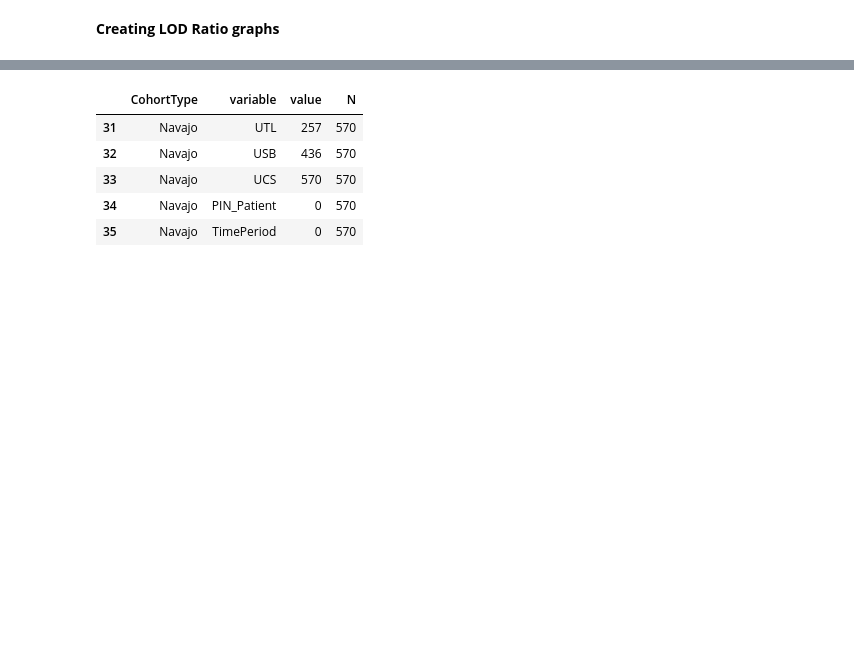
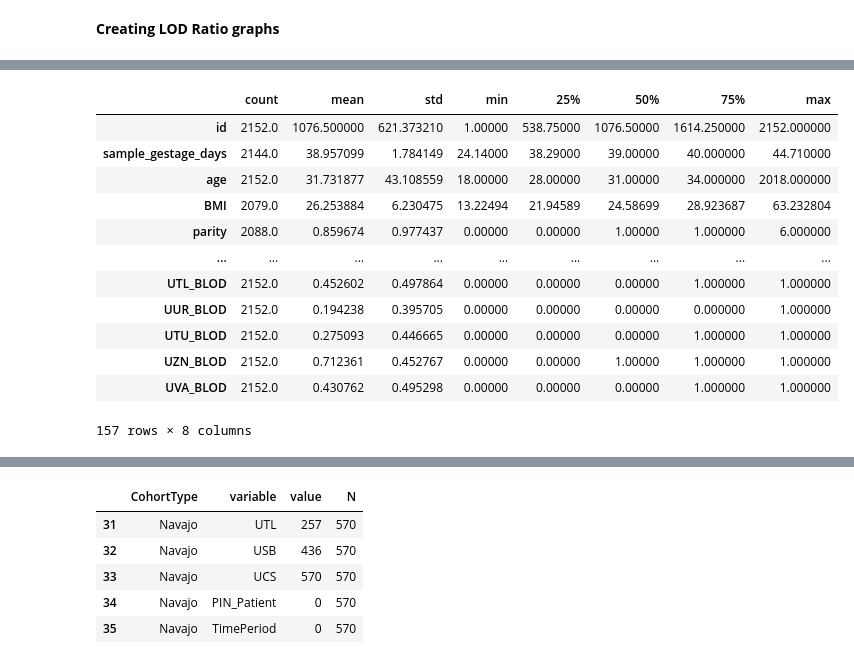
Before and after one commit to agostini01/harmonization-website, a Jupyter notebook: cohorts_proj/jupyter/Distribution Paper JGeller/NHANES_template_copy.ipynb, the cells around one changed output, grey strips where cells are left out. Drawn from its saved outputs; the diff is of its cells as text; code cells hidden in the pictures; blank space fills up the shorter version.

```diff
--- a/cohorts_proj/jupyter/Distribution Paper JGeller/NHANES_template_copy.ipynb
+++ b/cohorts_proj/jupyter/Distribution Paper JGeller/NHANES_template_copy.ipynb
@@ -533,3 +562,21 @@ df_NHANES_blod.head()
+# %%
+#df_NHANES_blod.info()
+
+df_DAR_blod.describe().transpose()
+# %% [output]
+|  | count | mean | std | min | 25% | 50% | 75% | max |
+| id | 2152.0 | 1076.500000 | 621.373210 | 1.00000 | 538.75000 | 1076.50000 | 1614.250000 | 2152.000000 |
+| sample_gestage_days | 2144.0 | 38.957099 | 1.784149 | 24.14000 | 38.29000 | 39.00000 | 40.000000 | 44.710000 |
+| age | 2152.0 | 31.731877 | 43.108559 | 18.00000 | 28.00000 | 31.00000 | 34.000000 | 2018.000000 |
+| BMI | 2079.0 | 26.253884 | 6.230475 | 13.22494 | 21.94589 | 24.58699 | 28.923687 | 63.232804 |
+| parity | 2088.0 | 0.859674 | 0.977437 | 0.00000 | 0.00000 | 1.00000 | 1.000000 | 6.000000 |
+| ... | ... | ... | ... | ... | ... | ... | ... | ... |
+| UTL_BLOD | 2152.0 | 0.452602 | 0.497864 | 0.00000 | 0.00000 | 0.00000 | 1.000000 | 1.000000 |
+| UUR_BLOD | 2152.0 | 0.194238 | 0.395705 | 0.00000 | 0.00000 | 0.00000 | 0.000000 | 1.000000 |
+| UTU_BLOD | 2152.0 | 0.275093 | 0.446665 | 0.00000 | 0.00000 | 0.00000 | 1.000000 | 1.000000 |
+| UZN_BLOD | 2152.0 | 0.712361 | 0.452767 | 0.00000 | 0.00000 | 1.00000 | 1.000000 | 1.000000 |
+| UVA_BLOD | 2152.0 | 0.430762 | 0.495298 | 0.00000 | 0.00000 | 0.00000 | 1.000000 | 1.000000 |
+157 rows × 8 columns
 # %%
 
 cohs = []
```
Also changed, not shown: parts of 25 cells of this notebook.
